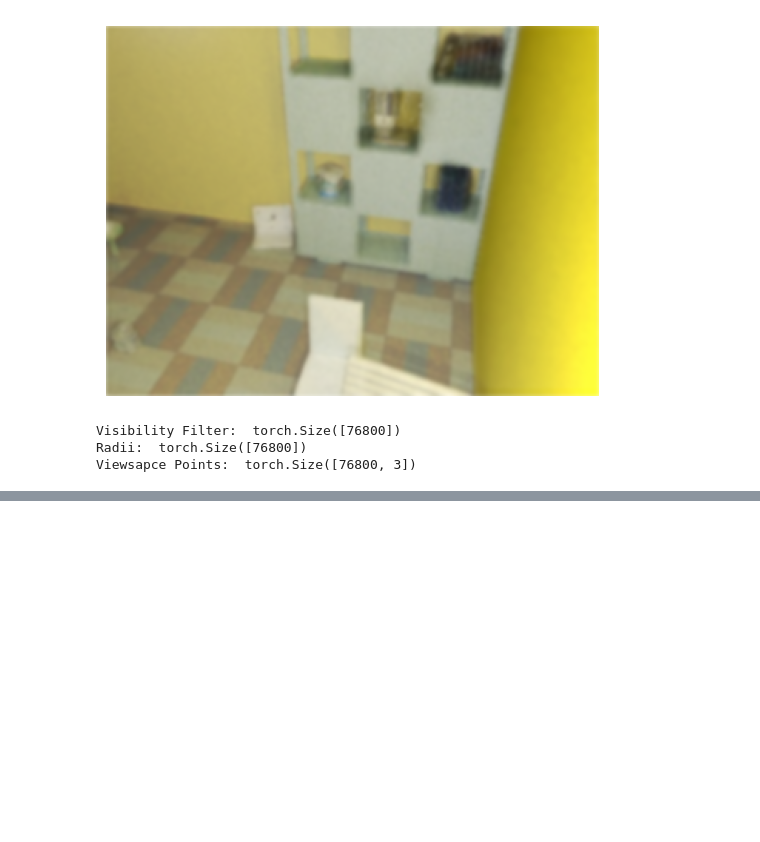
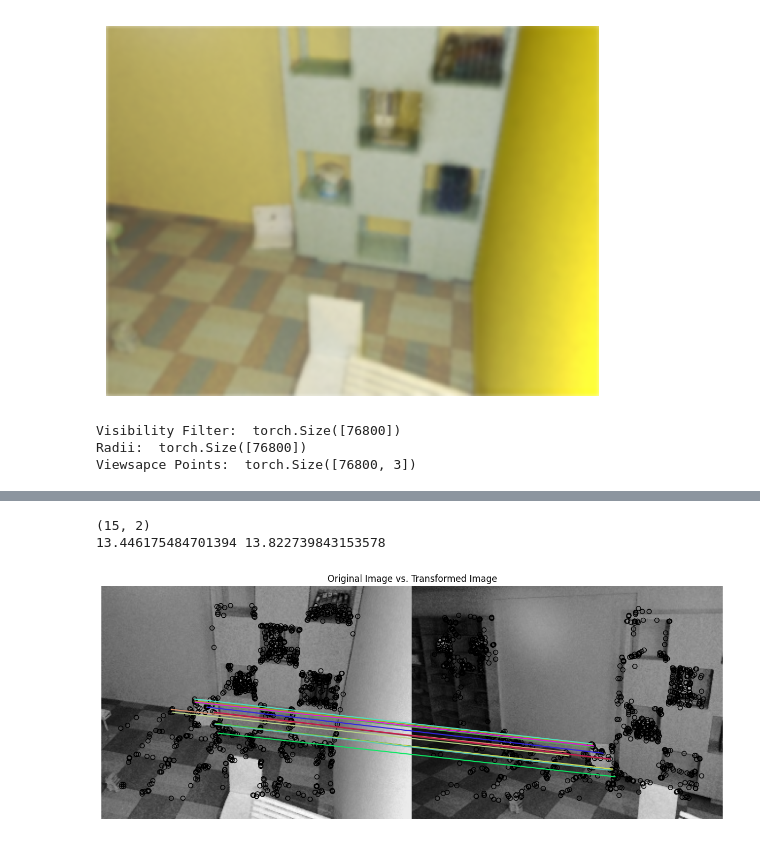
Before and after one commit to viswaravi/gaussian-splatting, a Jupyter notebook: Progressive_Train-Scenenet.ipynb, the cells around one changed output, grey strips where cells are left out. Saved outputs shown, nothing was run; the diff lists cells and outputs as text; code cells hidden in the pictures; blank space fills up the shorter version.

```diff
--- a/Progressive_Train-Scenenet.ipynb
+++ b/Progressive_Train-Scenenet.ipynb
@@ -575,3 +663,9 @@ depth_losses = []
+# %%
+showKeyFrameComparison(0,5)
+# %% [output]
+(15, 2)
+13.446175484701394 13.822739843153578
+[figure, added]
 # %%
 # Progressive Fusion
 # prof.start()
```
Also changed, not shown: parts of 15 cells of this notebook, 10 other files.
